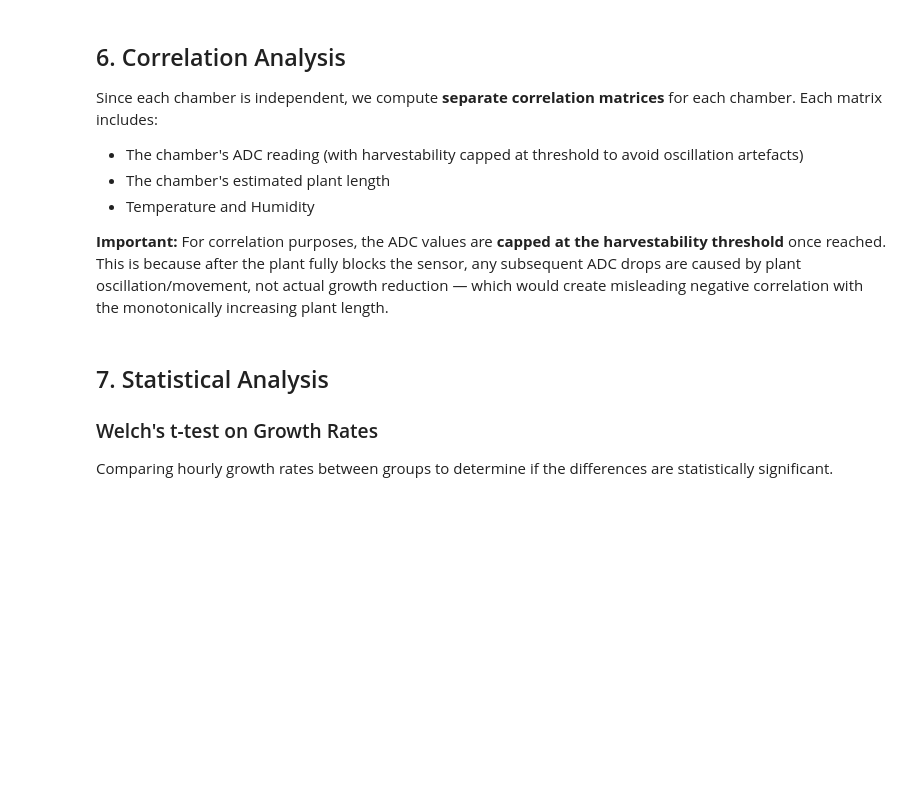
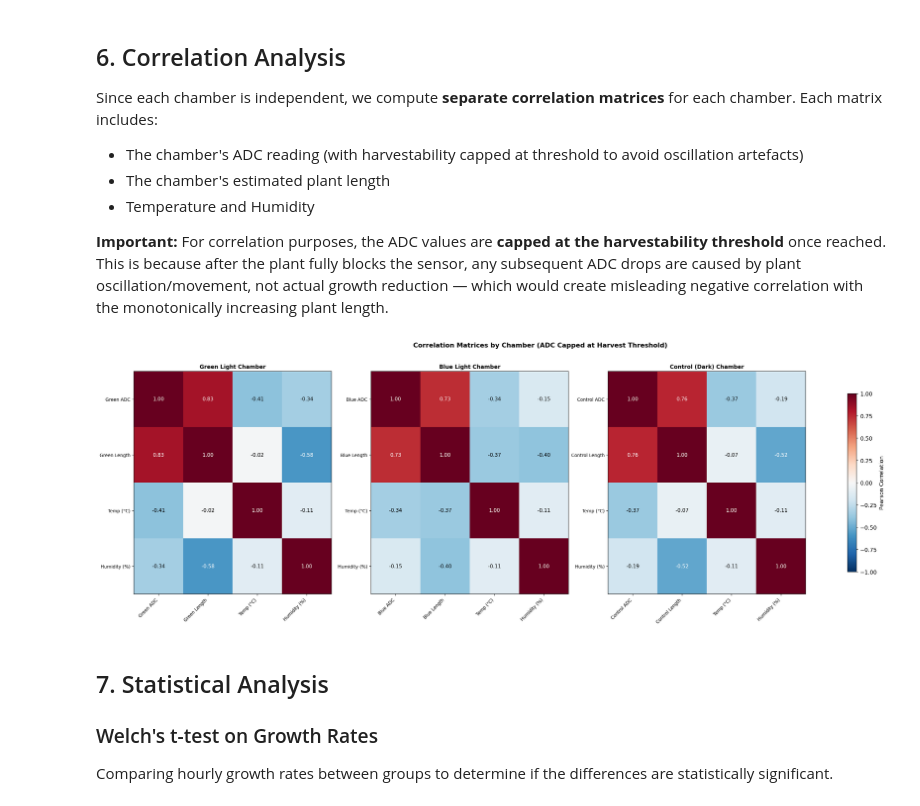
Before and after one commit to nattha8141/IoT-coursework, a Jupyter notebook: analysis/data_analysis.ipynb, the cells around one changed output. Drawn from its saved outputs; the diff is of its cells as text; code cells hidden in the pictures; blank space fills up the shorter version.

```diff
--- a/analysis/data_analysis.ipynb
+++ b/analysis/data_analysis.ipynb
@@ -246,13 +294,13 @@ Since each chamber is independent, we compute **separate correlation matrices**
 
 **Important:** For correlation purposes, the ADC values are **capped at the harvestability threshold** once reached. This is because after the plant fully blocks the sensor, any subsequent ADC drops are caused by plant oscillation/movement, not actual growth reduction — which would create misleading negative correlation with the monotonically increasing plant length.
 # %%
-# Prepare capped ADC values for correlation (cap at harvest threshold once reached)
+#capped ADC values for correlation (cap at harvest threshold once reached)
 df_corr = df_clean[['Timestamp', 'Temp(C)', 'Humidity(%)']].copy()
 
 for ch in ['Green', 'Blue', 'Control']:
     thresh = HARVEST_THRESH[ch]
     capped = df_clean[ch].copy()
-    # Once threshold is reached, cap all subsequent values at the threshold
+    #once threshold is reached, cap all subsequent values at the threshold
     first_cross = df_clean[df_clean[ch] >= thresh].index
     if len(first_cross) > 0:
         first_idx = first_cross[0]
@@ -260,39 +308,41 @@ for ch in ['Green', 'Blue', 'Control']:
     df_corr[f'{ch}_ADC_capped'] = capped
     df_corr[f'{ch}_Length'] = df_clean[f'{ch}_Length']
 
-# Create separate correlation matrices
-fig, axes = plt.subplots(1, 3, figsize=(18, 5))
+#create separate correlation matrices
+fig, axes = plt.subplots(1, 3, figsize=(30, 8))
 
 chamber_colors = {'Green': '#2ca02c', 'Blue': '#1f77b4', 'Control': '#555555'}
 chamber_titles = {'Green': 'Green Light Chamber', 'Blue': 'Blue Light Chamber', 'Control': 'Control (Dark) Chamber'}
 
 for i, ch in enumerate(['Green', 'Blue', 'Control']):
     cols = [f'{ch}_ADC_capped', f'{ch}_Length', 'Temp(C)', 'Humidity(%)']
     labels = [f'{ch} ADC', f'{ch} Length', 'Temp (°C)', 'Humidity (%)']
 
     corr = df_corr[cols].dropna().corr()
     corr.index = labels
     corr.columns = labels
 
     im = axes[i].imshow(corr.values, cmap='RdBu_r', vmin=-1, vmax=1, aspect='auto')
     axes[i].set_xticks(range(len(labels)))
     axes[i].set_yticks(range(len(labels)))
     axes[i].set_xticklabels(labels, rotation=45, ha='right', fontsize=9)
     axes[i].set_yticklabels(labels, fontsize=9)
     axes[i].set_title(chamber_titles[ch], fontsize=11, fontweight='bold')
 
-    # Add text annotations
+    #text annotations
     for row in range(len(labels)):
         for col in range(len(labels)):
             val = corr.values[row, col]
             color = 'white' if abs(val) > 0.5 else 'black'
             axes[i].text(col, row, f'{val:.2f}', ha='center', va='center', color=color, fontsize=10)
 
 fig.colorbar(im, ax=axes, shrink=0.8, label='Pearson Correlation')
 plt.suptitle('Correlation Matrices by Chamber (ADC Capped at Harvest Threshold)', fontsize=13, fontweight='bold')
-plt.tight_layout()
+#plt.tight_layout()
 plt.savefig(IMAGE_DIR + 'correlation_matrices.png', dpi=150, bbox_inches='tight')
 plt.show()
+# %% [output]
+[figure, added]
 # %% [markdown]
 ## 7. Statistical Analysis
 
```
Also changed, not shown: parts of 11 cells of this notebook, 23 other files.
